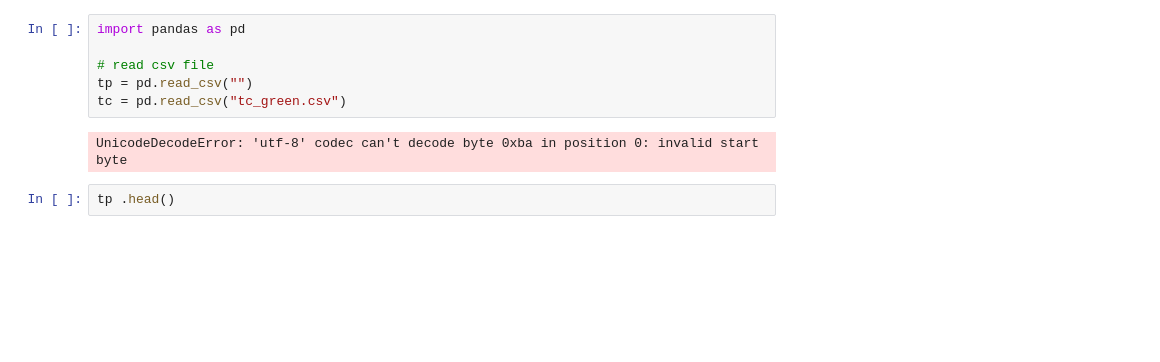
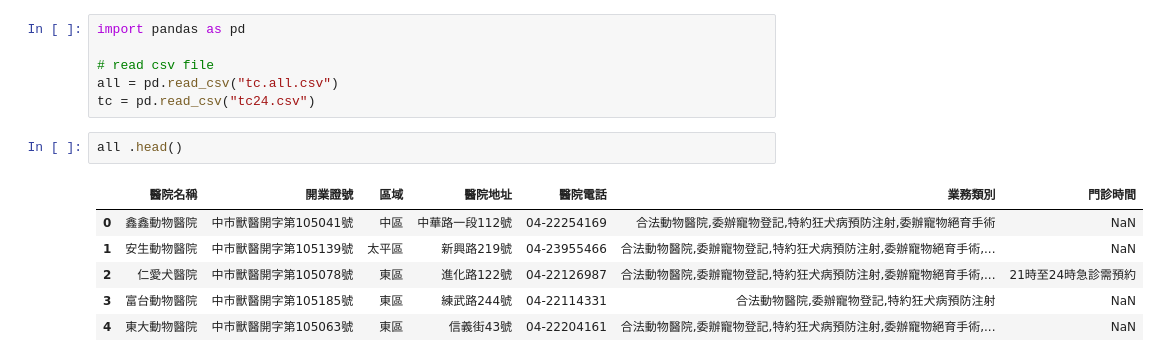
Before and after one commit to sccsk/PL, a Jupyter notebook: HW1.ipynb, the cells around one changed output. Drawn from its saved outputs; the diff is of its cells as text; blank space fills up the shorter version.

```diff
--- a/HW1.ipynb
+++ b/HW1.ipynb
@@ -2,9 +2,14 @@
 import pandas as pd
 
 # read csv file
-tp = pd.read_csv("")
-tc = pd.read_csv("tc_green.csv")
+all = pd.read_csv("tc.all.csv")
+tc = pd.read_csv("tc24.csv")
-# %% [output]
-UnicodeDecodeError: 'utf-8' codec can't decode byte 0xba in position 0: invalid start byte
 # %%
-tp .head()
+all .head()
+# %% [output]
+|  | 醫院名稱 | 開業證號 | 區域 | 醫院地址 | 醫院電話 | 業務類別 | 門診時間 |
+| 0 | 鑫鑫動物醫院 | 中市獸醫開字第105041號 | 中區 | 中華路一段112號 | 04-22254169 | 合法動物醫院,委辦寵物登記,特約狂犬病預防注射,委辦寵物絕育手術 | NaN |
+| 1 | 安生動物醫院 | 中市獸醫開字第105139號 | 太平區 | 新興路219號 | 04-23955466 | 合法動物醫院,委辦寵物登記,特約狂犬病預防注射,委辦寵物絕育手術,... | NaN |
+| 2 | 仁愛犬醫院 | 中市獸醫開字第105078號 | 東區 | 進化路122號 | 04-22126987 | 合法動物醫院,委辦寵物登記,特約狂犬病預防注射,委辦寵物絕育手術,... | 21時至24時急診需預約 |
+| 3 | 富台動物醫院 | 中市獸醫開字第105185號 | 東區 | 練武路244號 | 04-22114331 | 合法動物醫院,委辦寵物登記,特約狂犬病預防注射 | NaN |
+| 4 | 東大動物醫院 | 中市獸醫開字第105063號 | 東區 | 信義街43號 | 04-22204161 | 合法動物醫院,委辦寵物登記,特約狂犬病預防注射,委辦寵物絕育手術,... | NaN |
```
Also changed, not shown: parts of 8 cells of this notebook, 5 other files.
